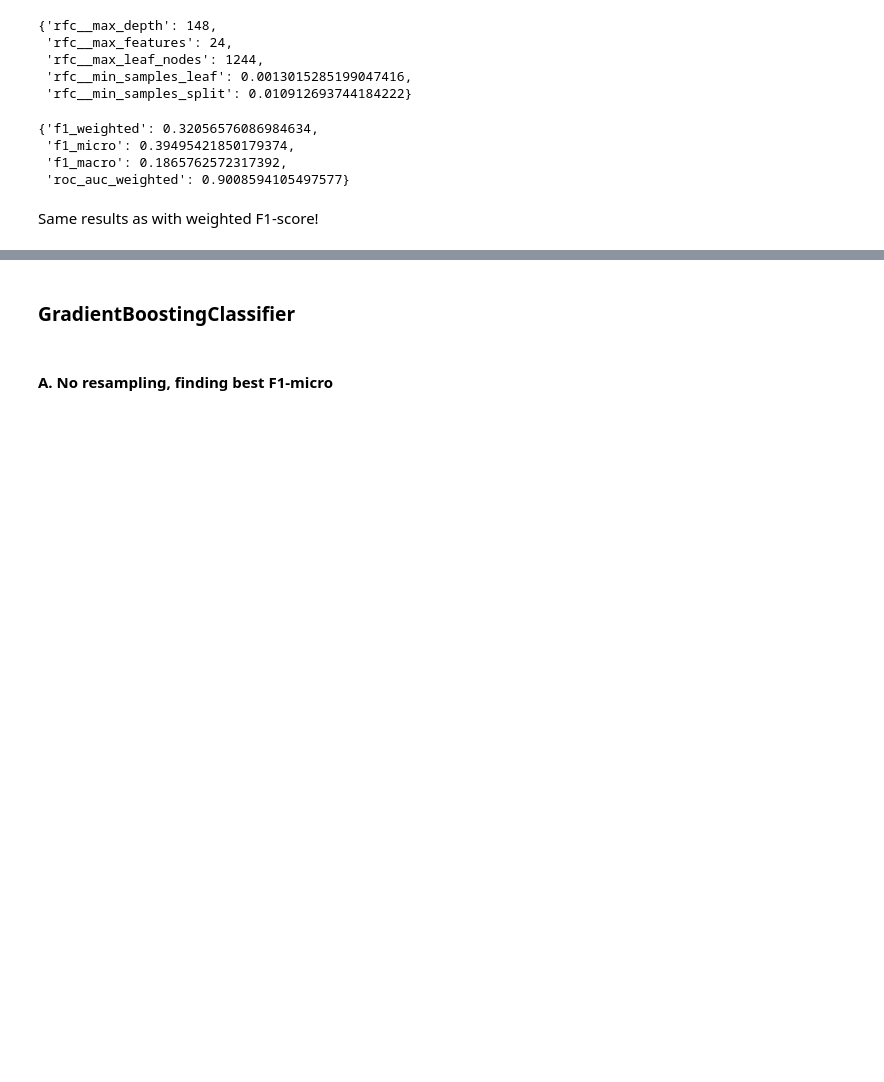
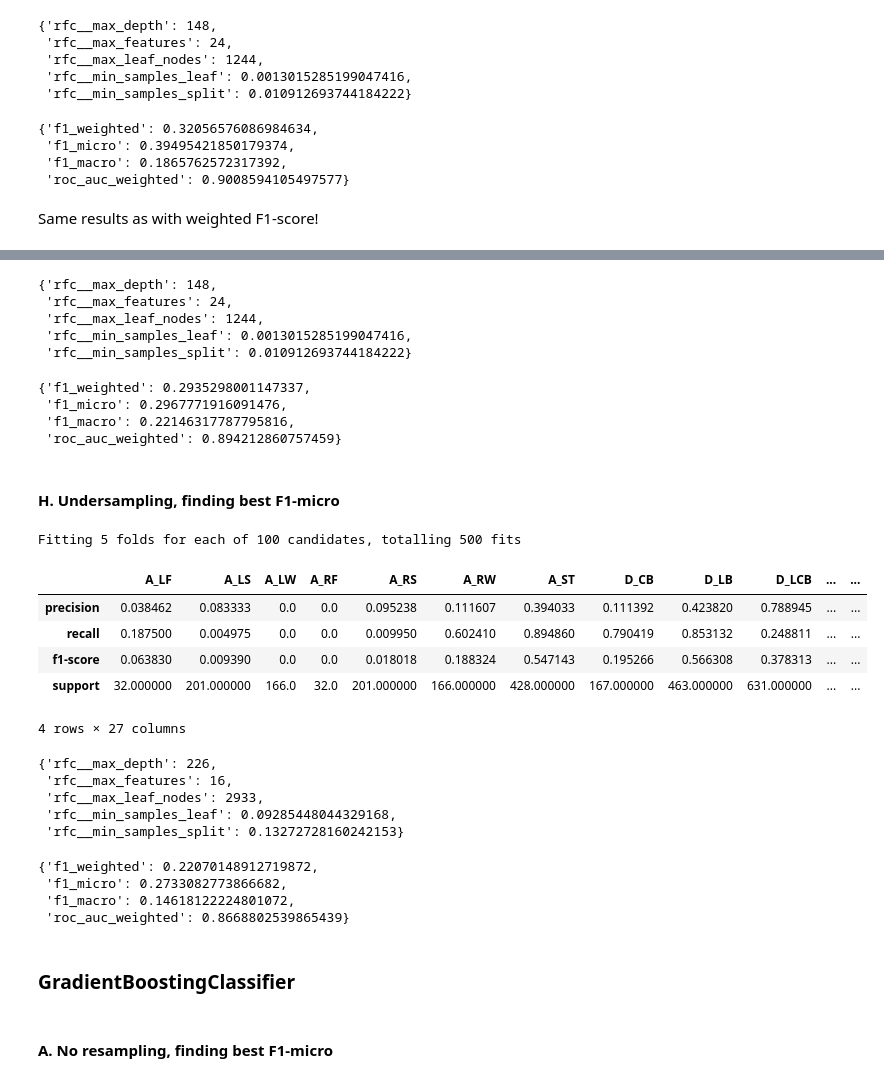
Before and after one commit to simonvellin/football_position_prediction, a Jupyter notebook: pablo/3_feature_selection_and_evaluation.ipynb, the cells around one changed output, grey strips where cells are left out. Saved outputs shown, nothing was run; the diff lists cells and outputs as text; code cells hidden in the pictures; blank space fills up the shorter version.

```diff
--- a/pablo/3_feature_selection_and_evaluation.ipynb
+++ b/pablo/3_feature_selection_and_evaluation.ipynb
@@ -1320,3 +1399,52 @@ Same results as with weighted F1-score!
+# %%
+best_params_rf_overs2
+# %% [output]
+{'rfc__max_depth': 148,
+ 'rfc__max_features': 24,
+ 'rfc__max_leaf_nodes': 1244,
+ 'rfc__min_samples_leaf': 0.0013015285199047416,
+ 'rfc__min_samples_split': 0.010912693744184222}
+# %%
+best_scores_rf_overs2
+# %% [output]
+{'f1_weighted': 0.2935298001147337,
+ 'f1_micro': 0.2967771916091476,
+ 'f1_macro': 0.22146317787795816,
+ 'roc_auc_weighted': 0.894212860757459}
+# %% [markdown]
+#### H. Undersampling, finding best F1-micro
+# %%
+df_report_rf_under2, best_params_rf_under2, best_scores_rf_under2 = baseline_models(
+    df = dfv1, numerical_features = numerical_features, categorical_features = categorical_features_all_dummies,
+    model = RandomForestClassifier, target = 'position_grouped', n_hyper_comb = 100, num_imputer = "median",
+    goalkeeper_label = "G_GK", refit_score = 'f1_micro', resampling_method = 'undersample'
+    )
+# %% [output]
+Fitting 5 folds for each of 100 candidates, totalling 500 fits
+# %%
+df_report_rf_under2
+# %% [output]
+|  | A_LF | A_LS | A_LW | A_RF | A_RS | A_RW | A_ST | D_CB | D_LB | D_LCB | ... | ... |
+| precision | 0.038462 | 0.083333 | 0.0 | 0.0 | 0.095238 | 0.111607 | 0.394033 | 0.111392 | 0.423820 | 0.788945 | ... | ... |
+| recall | 0.187500 | 0.004975 | 0.0 | 0.0 | 0.009950 | 0.602410 | 0.894860 | 0.790419 | 0.853132 | 0.248811 | ... | ... |
+| f1-score | 0.063830 | 0.009390 | 0.0 | 0.0 | 0.018018 | 0.188324 | 0.547143 | 0.195266 | 0.566308 | 0.378313 | ... | ... |
+| support | 32.000000 | 201.000000 | 166.0 | 32.0 | 201.000000 | 166.000000 | 428.000000 | 167.000000 | 463.000000 | 631.000000 | ... | ... |
+4 rows × 27 columns
+# %%
+best_params_rf_under2
+# %% [output]
+{'rfc__max_depth': 226,
+ 'rfc__max_features': 16,
+ 'rfc__max_leaf_nodes': 2933,
+ 'rfc__min_samples_leaf': 0.09285448044329168,
+ 'rfc__min_samples_split': 0.13272728160242153}
+# %%
+best_scores_rf_under2
+# %% [output]
+{'f1_weighted': 0.22070148912719872,
+ 'f1_micro': 0.2733082773866682,
+ 'f1_macro': 0.14618122224801072,
+ 'roc_auc_weighted': 0.8668802539865439}
 # %% [markdown]
 ### GradientBoostingClassifier
 # %% [markdown]
```
Also changed, not shown: parts of 33 cells of this notebook, 3 other files.
